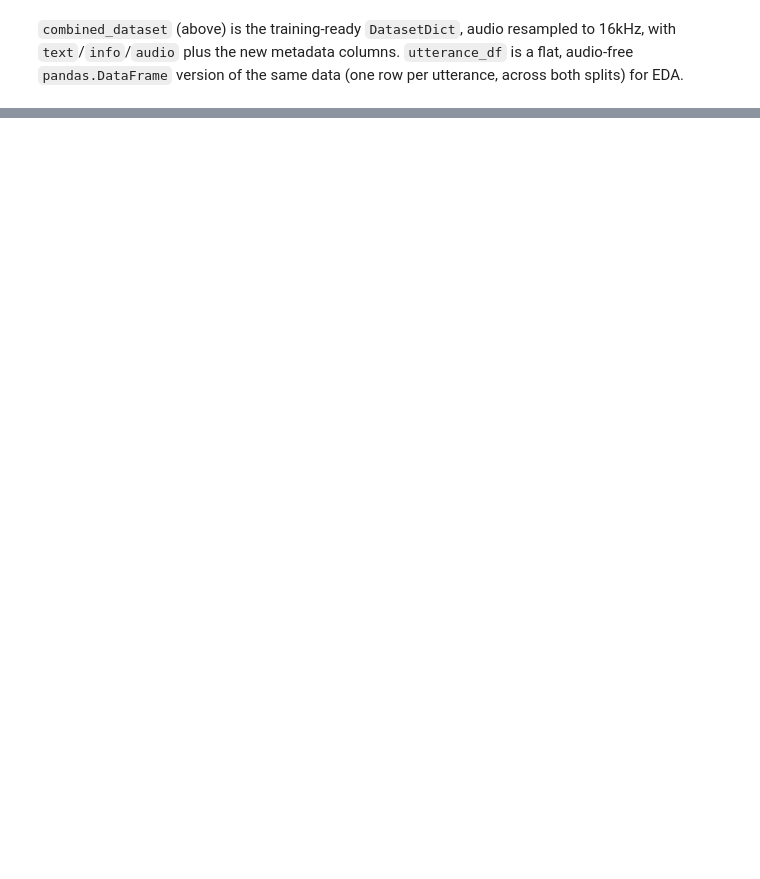
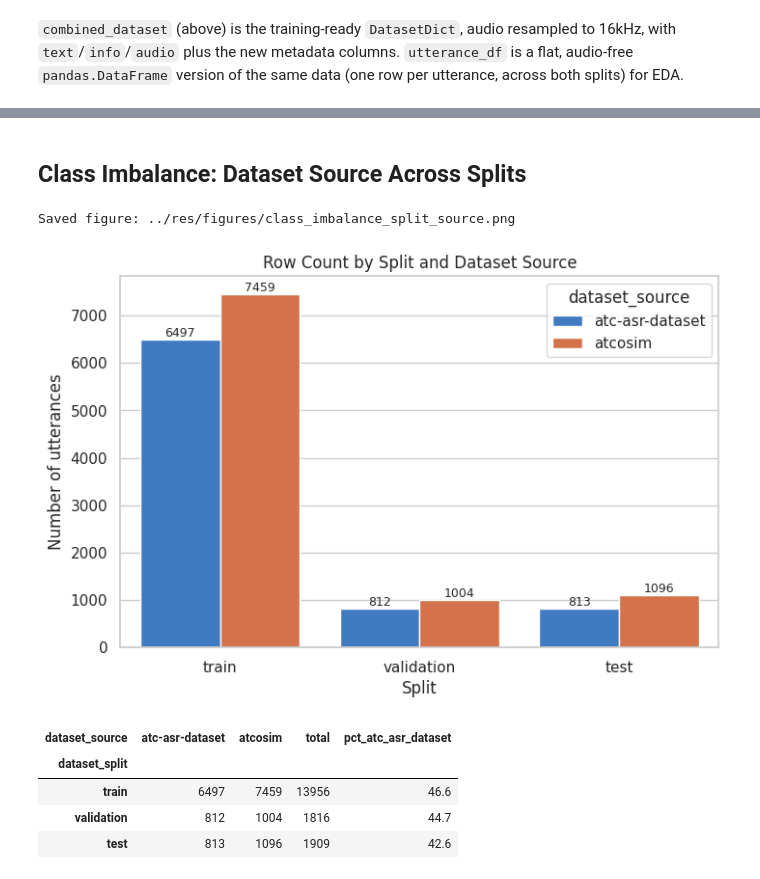
Before and after one commit to BrettFX/UMBC-DATA606-Capstone, a Jupyter notebook: notebooks/comprehensive_eda.ipynb, the cells around one changed output, grey strips where cells are left out. Saved outputs shown, nothing was run; the diff lists cells and outputs as text; code cells hidden in the pictures; blank space fills up the shorter version.

```diff
--- a/notebooks/comprehensive_eda.ipynb
+++ b/notebooks/comprehensive_eda.ipynb
@@ -249,0 +582,33 @@ utterance_df.head()
+# %% [markdown]
+## Class Imbalance: Dataset Source Across Splits
+# %%
+split_order = ["train", "validation", "test"]
+split_counts = (
+    utterance_df.groupby(["dataset_split", "dataset_source"]).size().rename("count").reset_index()
+)
+
+fig, ax = plt.subplots(figsize=(8, 5))
+sns.barplot(
+    data=split_counts, x="dataset_split", order=split_order, y="count",
+    hue="dataset_source", hue_order=HUE_ORDER, palette=PALETTE, ax=ax,
+)
+ax.set_title("Row Count by Split and Dataset Source")
+ax.set_xlabel("Split")
+ax.set_ylabel("Number of utterances")
+for container in ax.containers:
+    ax.bar_label(container, fontsize=9)
+save_fig(fig, "class_imbalance_split_source")
+plt.show()
+
+pivot = split_counts.pivot(index="dataset_split", columns="dataset_source", values="count").loc[split_order]
+pivot["total"] = pivot.sum(axis=1)
+pivot["pct_atc_asr_dataset"] = (100 * pivot["atc-asr-dataset"] / pivot["total"]).round(1)
+pivot
+# %% [output]
+Saved figure: ../res/figures/class_imbalance_split_source.png
+[figure, added]
+| dataset_source | atc-asr-dataset | atcosim | total | pct_atc_asr_dataset |
+| dataset_split |  |  |  |  |
+| train | 6497 | 7459 | 13956 | 46.6 |
+| validation | 812 | 1004 | 1816 | 44.7 |
+| test | 813 | 1096 | 1909 | 42.6 |
```
Also changed, not shown: parts of 31 cells of this notebook, 19 other files.
